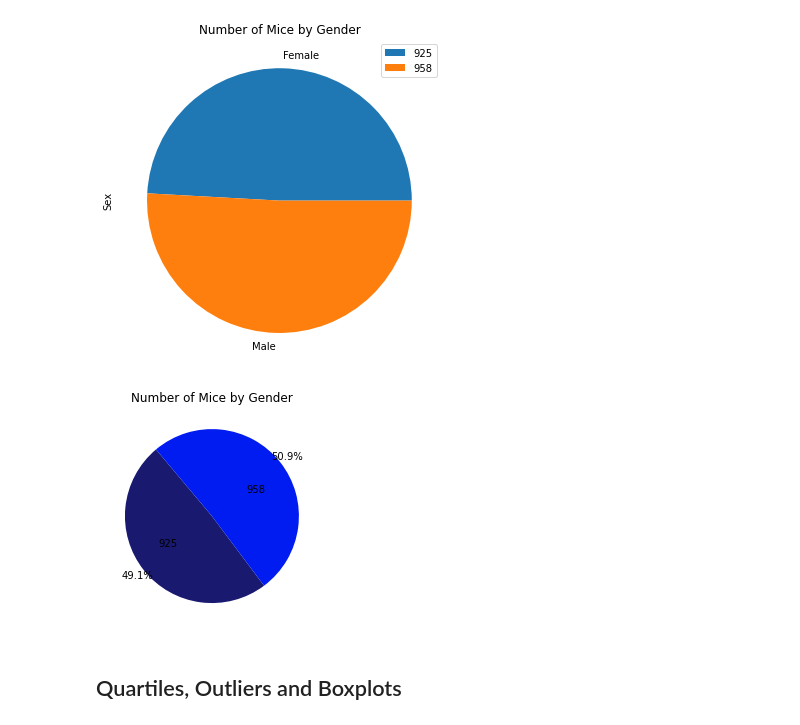
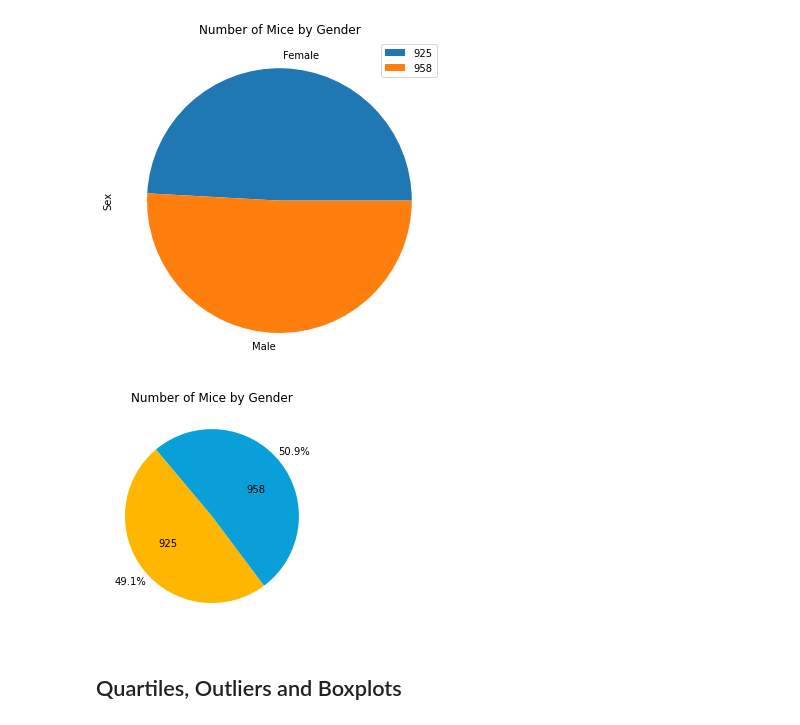
Before and after one commit to jddarby1108/Matplotlib_Challenge, a Jupyter notebook: Instructions/Pymaceuticals/pymaceuticals_starter.ipynb, the cells around one changed output. Saved outputs shown, nothing was run; the diff lists cells and outputs as text; code cells hidden in the pictures.

```diff
--- a/Instructions/Pymaceuticals/pymaceuticals_starter.ipynb
+++ b/Instructions/Pymaceuticals/pymaceuticals_starter.ipynb
@@ -224,11 +229,11 @@ Name: Sex, dtype: int64
 [figure]
 # %%
 # Generate a pie plot showing the distribution of female versus male mice using pyplot
-plt.pie(gender_count, labels=gender_count, colors=colors, autopct="%1.1f%%", startangle=130, pctdistance=1.1, labeldistance=.5)
+plt.pie(gender_count, labels=gender_count, colors=['#FFB600', '#09A0DA'], autopct="%1.1f%%", startangle=130, pctdistance=1.2, labeldistance=.5)
 plt.title("Number of Mice by Gender")
 plt.show()
 # %% [output]
-[figure, old version]
+[figure, new version]
 # %% [markdown]
 ## Quartiles, Outliers and Boxplots
 # %%
```
Also changed, not shown: parts of 5 cells of this notebook.
